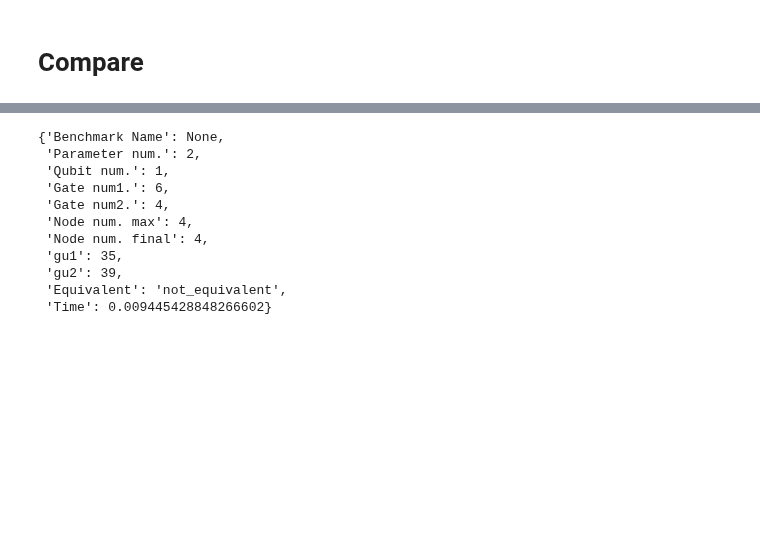
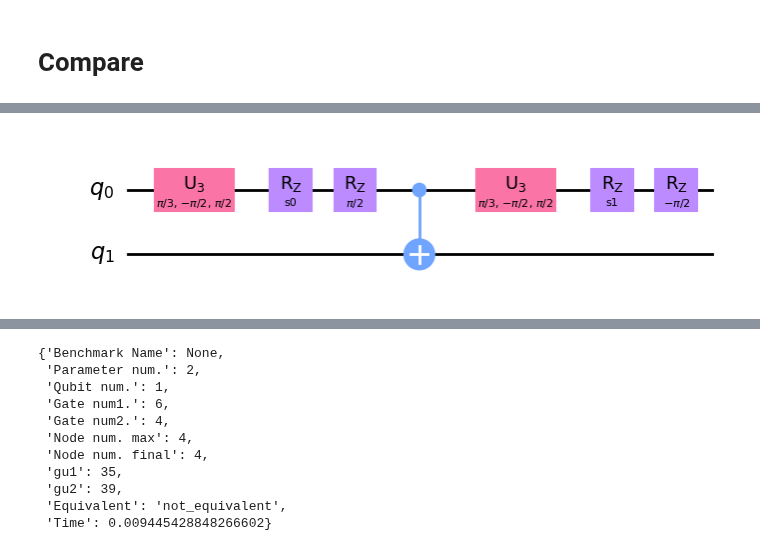
Before and after one commit to Veriqc/Symbol_TDD, a Jupyter notebook: TrDD_experiment.ipynb, the cells around one changed output, grey strips where cells are left out. Saved outputs shown, nothing was run; the diff lists cells and outputs as text; code cells hidden in the pictures; blank space fills up the shorter version.

Commit message:
add error in experiment2 and fix some bug

```diff
--- a/TrDD_experiment.ipynb
+++ b/TrDD_experiment.ipynb
@@ -685,0 +715,27 @@ qcec.verify(simple, simple2
+# %%
+# Import from Qiskit Aer noise module
+from qiskit_aer.noise import NoiseModel, QuantumError, ReadoutError, pauli_error, depolarizing_error, thermal_relaxation_error
+
+p_reset = 0.03
+p_meas = 0.1
+p_gate1 = 0.05
+
+# QuantumError objects
+error_reset = pauli_error([('X', p_reset), ('I', 1 - p_reset)])
+error_meas = pauli_error([('X',p_meas), ('I', 1 - p_meas)])
+error_gate1 = pauli_error([('X',p_gate1), ('I', 1 - p_gate1)])
+error_gate2 = error_gate1.tensor(error_gate1)
+
+# Add errors to noise model
+noise_bit_flip = NoiseModel()
+noise_bit_flip.add_all_qubit_quantum_error(error_reset, "reset")
+noise_bit_flip.add_all_qubit_quantum_error(error_meas, "measure")
+noise_bit_flip.add_all_qubit_quantum_error(error_gate1, ["u1", "u2", "u3"])
+noise_bit_flip.add_all_qubit_quantum_error(error_gate2, ["cx"])
+
+# Create noisy simulator backend
+sim_noise = AerSimulator(noise_model=noise_bit_flip)
+
+# Transpile circuit for noisy basis gates
+circ_tnoise = transpile(circ, sim_noise)
+circ_tnoise.draw()
@@ -699,0 +840,5 @@ test.draw('mpl')
+# %%
+test_tnoise = transpile(test, sim_noise)
+test_tnoise.draw('mpl')
+# %% [output]
+[figure, added]
```
Also changed, not shown: parts of 18 cells of this notebook.
